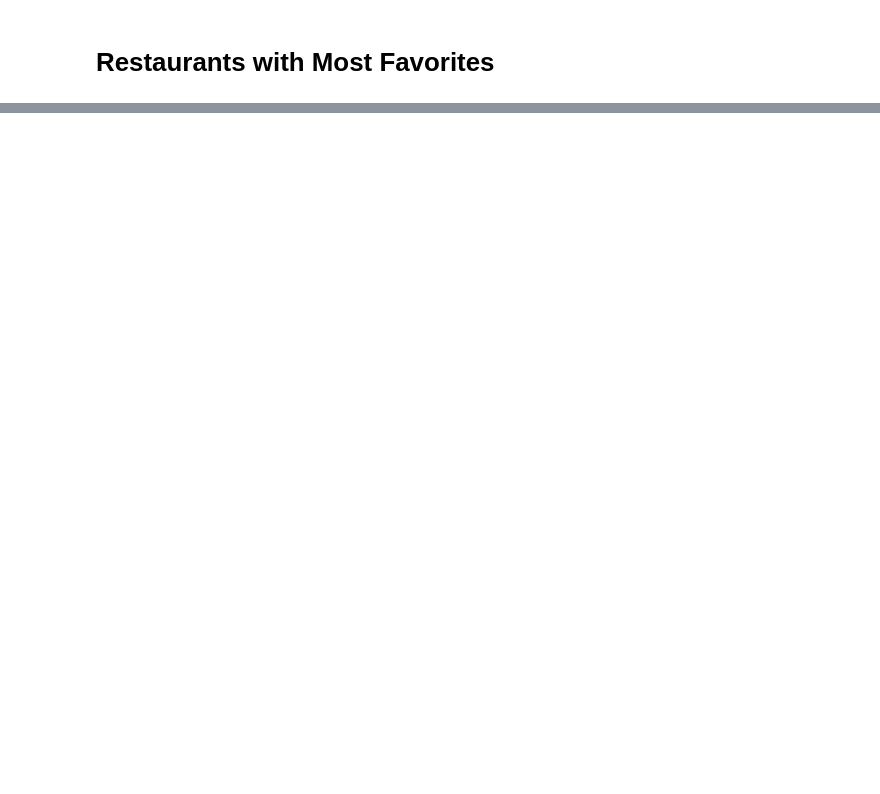
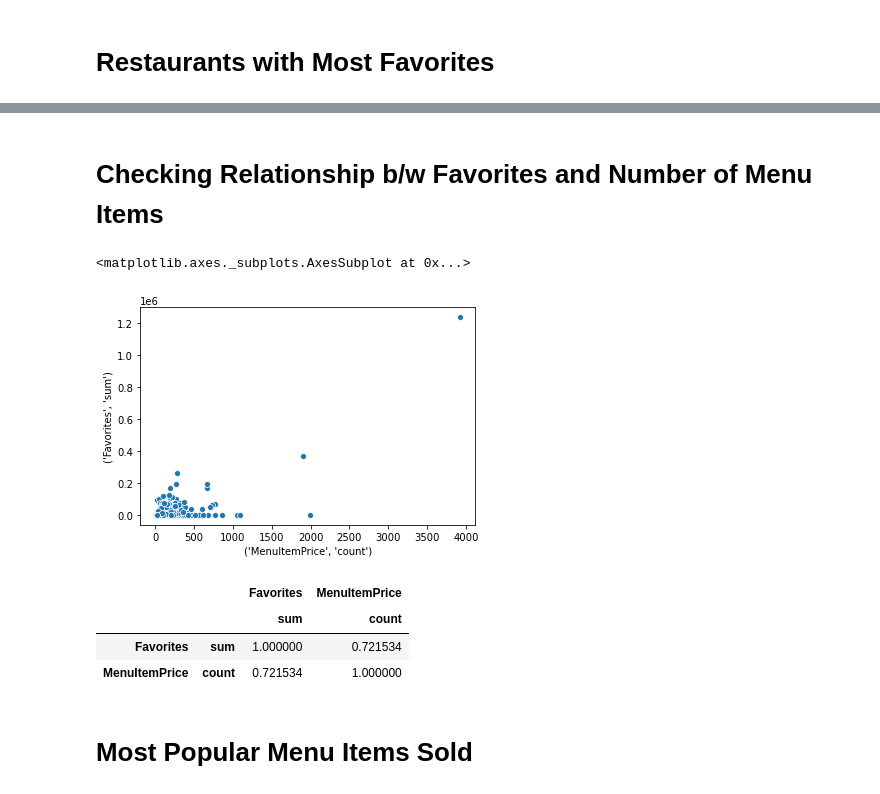
Before and after one commit to brusso115/PostmatesWebscraper, a Jupyter notebook: Postmates_EDA.ipynb, the cells around one changed output, grey strips where cells are left out. Drawn from its saved outputs; the diff is of its cells as text; code cells hidden in the pictures; blank space fills up the shorter version.

```diff
--- a/Postmates_EDA.ipynb
+++ b/Postmates_EDA.ipynb
@@ -72,0 +92,18 @@ sns.scatterplot('Favorites','MenuItemPrice',data=groupedName,)
+# %% [markdown]
+# Checking Relationship b/w Favorites and Number of Menu Items
+# %%
+groupedNumItems = postmates.groupby('Name').aggregate(['count','sum'])[[('Favorites','sum'),('MenuItemPrice','count')]]#.sort_values('MenuItem',ascending=False)
+
+sns.scatterplot(('MenuItemPrice','count'), ('Favorites','sum'), data=groupedNumItems)
+# %% [output]
+<matplotlib.axes._subplots.AxesSubplot at 0x...>
+[figure, added]
+# %%
+groupedNumItems.corr()
+# %% [output]
+|  |  | Favorites | MenuItemPrice |
+|  |  | sum | count |
+| Favorites | sum | 1.000000 | 0.721534 |
+| MenuItemPrice | count | 0.721534 | 1.000000 |
+# %% [markdown]
+# Most Popular Menu Items Sold
```
Also changed, not shown: parts of 17 cells of this notebook, 4 other files.
